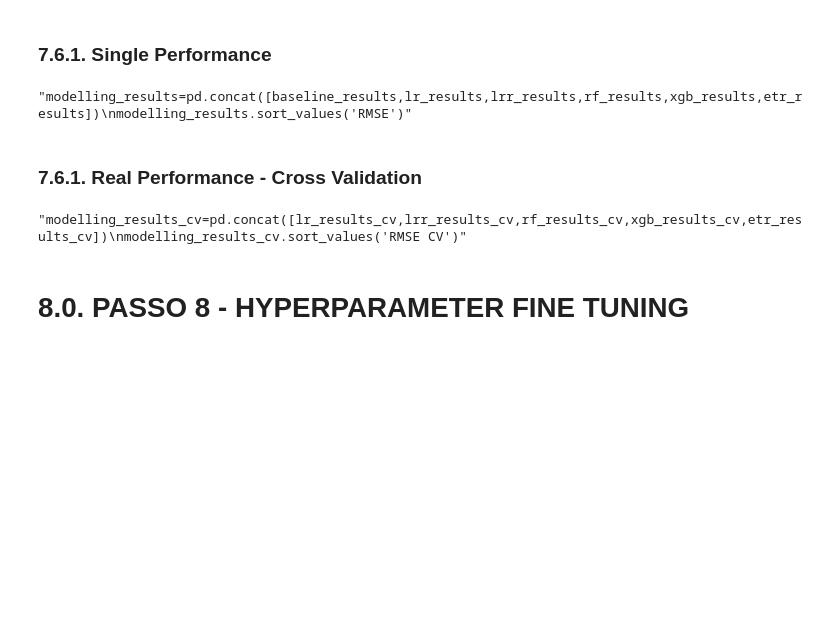
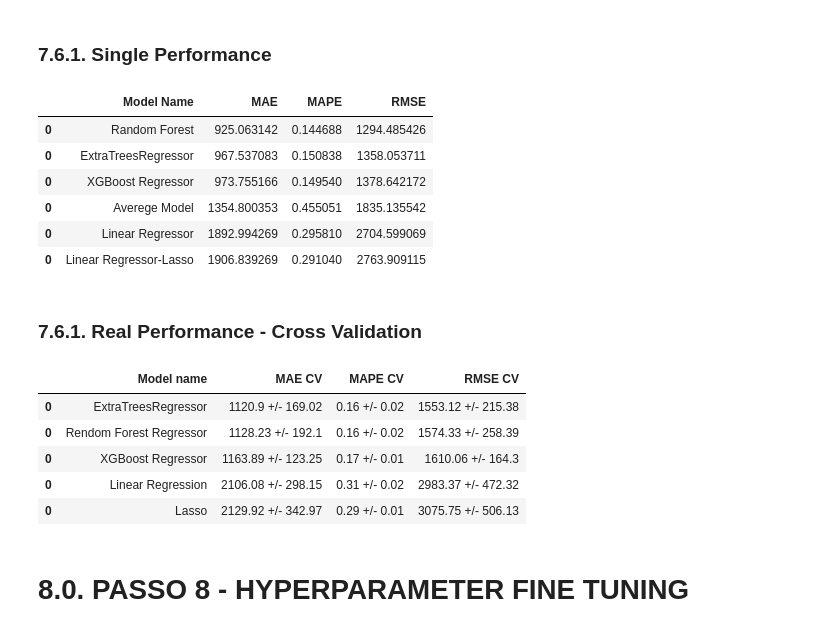
Before and after one commit to Andriw-afonso/Data-science-portfolio, a Jupyter notebook: Sales- forecast/notebooks/Sales_forecast.ipynb, the cells around one changed output. Drawn from its saved outputs; the diff is of its cells as text; code cells hidden in the pictures; blank space fills up the shorter version.

```diff
--- a/Sales- forecast/notebooks/Sales_forecast.ipynb
+++ b/Sales- forecast/notebooks/Sales_forecast.ipynb
@@ -1164,17 +1259,28 @@ etr_results_cv'''
 # %% [markdown]
 ### 7.6.1. Single Performance
 # %%
-'''modelling_results=pd.concat([baseline_results,lr_results,lrr_results,rf_results,xgb_results,etr_results])
-modelling_results.sort_values('RMSE')'''
+modelling_results=pd.concat([baseline_results,lr_results,lrr_results,rf_results,xgb_results,etr_results])
+modelling_results.sort_values('RMSE')
 # %% [output]
-"modelling_results=pd.concat([baseline_results,lr_results,lrr_results,rf_results,xgb_results,etr_results])\nmodelling_results.sort_values('RMSE')"
+|  | Model Name | MAE | MAPE | RMSE |
+| 0 | Random Forest | 925.063142 | 0.144688 | 1294.485426 |
+| 0 | ExtraTreesRegressor | 967.537083 | 0.150838 | 1358.053711 |
+| 0 | XGBoost Regressor | 973.755166 | 0.149540 | 1378.642172 |
+| 0 | Averege Model | 1354.800353 | 0.455051 | 1835.135542 |
+| 0 | Linear Regressor | 1892.994269 | 0.295810 | 2704.599069 |
+| 0 | Linear Regressor-Lasso | 1906.839269 | 0.291040 | 2763.909115 |
 # %% [markdown]
 ### 7.6.1. Real Performance - Cross Validation
 # %%
-'''modelling_results_cv=pd.concat([lr_results_cv,lrr_results_cv,rf_results_cv,xgb_results_cv,etr_results_cv])
-modelling_results_cv.sort_values('RMSE CV')'''
+modelling_results_cv=pd.concat([lr_results_cv,lrr_results_cv,rf_results_cv,xgb_results_cv,etr_results_cv])
+modelling_results_cv.sort_values('RMSE CV')
 # %% [output]
-"modelling_results_cv=pd.concat([lr_results_cv,lrr_results_cv,rf_results_cv,xgb_results_cv,etr_results_cv])\nmodelling_results_cv.sort_values('RMSE CV')"
+|  | Model name | MAE CV | MAPE CV | RMSE CV |
+| 0 | ExtraTreesRegressor | 1120.9 +/- 169.02 | 0.16 +/- 0.02 | 1553.12 +/- 215.38 |
+| 0 | Rendom Forest Regressor | 1128.23 +/- 192.1 | 0.16 +/- 0.02 | 1574.33 +/- 258.39 |
+| 0 | XGBoost Regressor | 1163.89 +/- 123.25 | 0.17 +/- 0.01 | 1610.06 +/- 164.3 |
+| 0 | Linear Regression | 2106.08 +/- 298.15 | 0.31 +/- 0.02 | 2983.37 +/- 472.32 |
+| 0 | Lasso | 2129.92 +/- 342.97 | 0.29 +/- 0.01 | 3075.75 +/- 506.13 |
 # %% [markdown]
 # 8.0. PASSO 8 - HYPERPARAMETER FINE TUNING
 # %%
```
Also changed, not shown: parts of 32 cells of this notebook.
